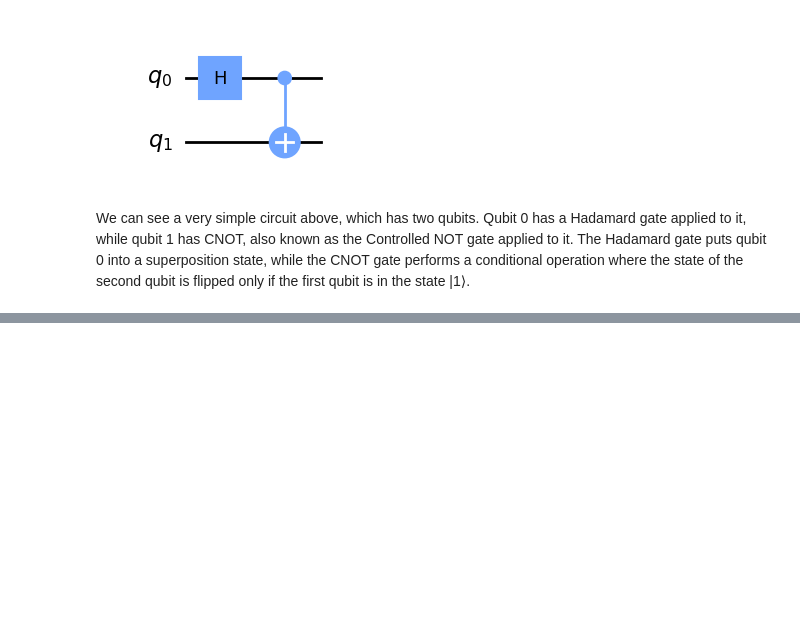
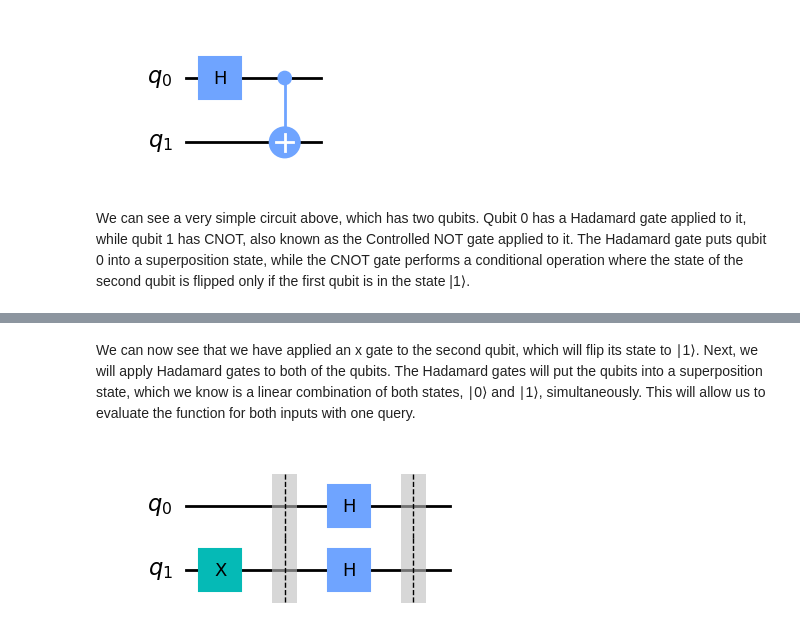
Before and after one commit to Owen-kc/EmergingTechnologies, a Jupyter notebook: project.ipynb, the cells around one changed output, grey strips where cells are left out. Drawn from its saved outputs; the diff is of its cells as text; code cells hidden in the pictures; blank space fills up the shorter version.

```diff
--- a/project.ipynb
+++ b/project.ipynb
@@ -231,0 +255,23 @@ deutsch_circuit = QuantumCircuit(2)
+# %% [markdown]
+We can now see that we have applied an x gate to the second qubit, which will flip its state to ∣1⟩. Next, we will apply Hadamard gates to both of the qubits. The Hadamard gates will put the qubits into a superposition state, which we know is a linear combination of both states, ∣0⟩ and ∣1⟩, simultaneously. This will allow us to evaluate the function for both inputs with one query.
+# %%
+# Previous example code
+case_number = 1
+oracle = deutsch_function(case_number)
+deutsch_circuit = QuantumCircuit(2)
+
+deutsch_circuit.x(1)
+deutsch_circuit.barrier()
+#
+
+# Apply Hadamard gates to both qubits
+deutsch_circuit.h(0)
+deutsch_circuit.h(1)
+
+# Add a barrier for visual seperation
+deutsch_circuit.barrier()
+
+# Draw the circuit for visualization
+deutsch_circuit.draw('mpl')
+# %% [output]
+[figure, added]
```
Also changed, not shown: parts of 12 cells of this notebook.
